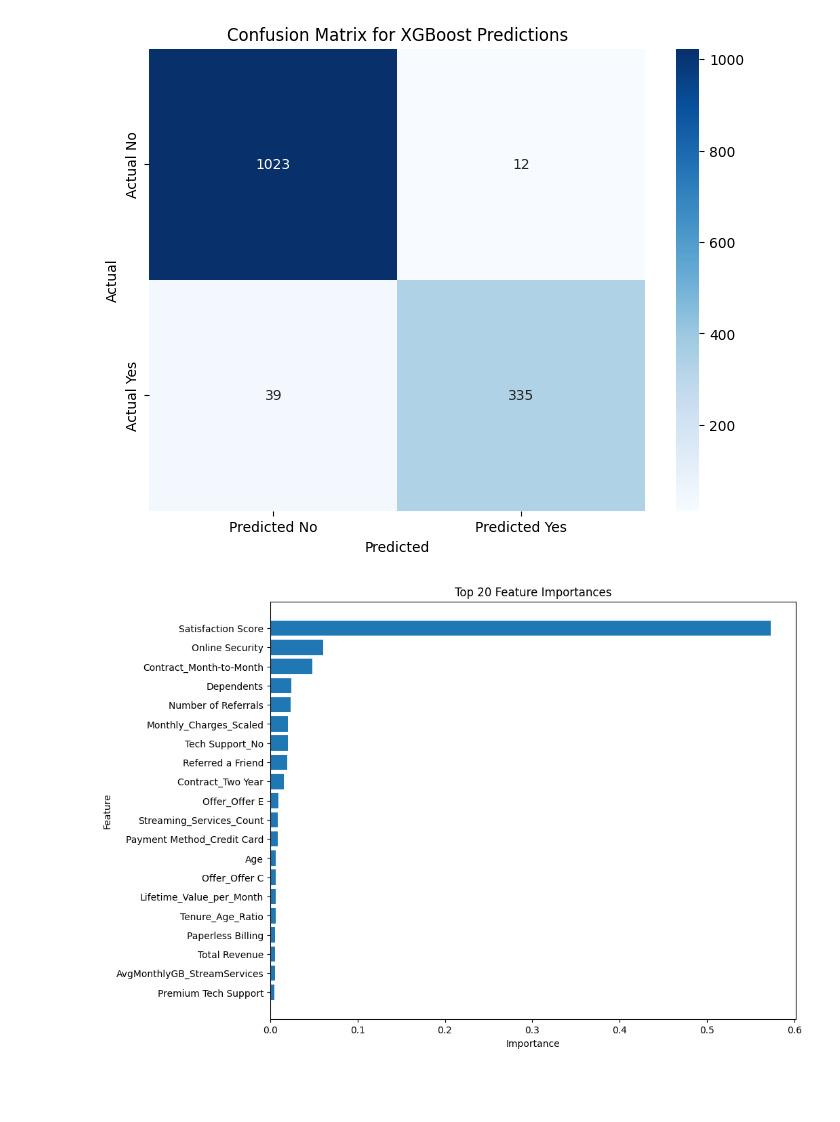
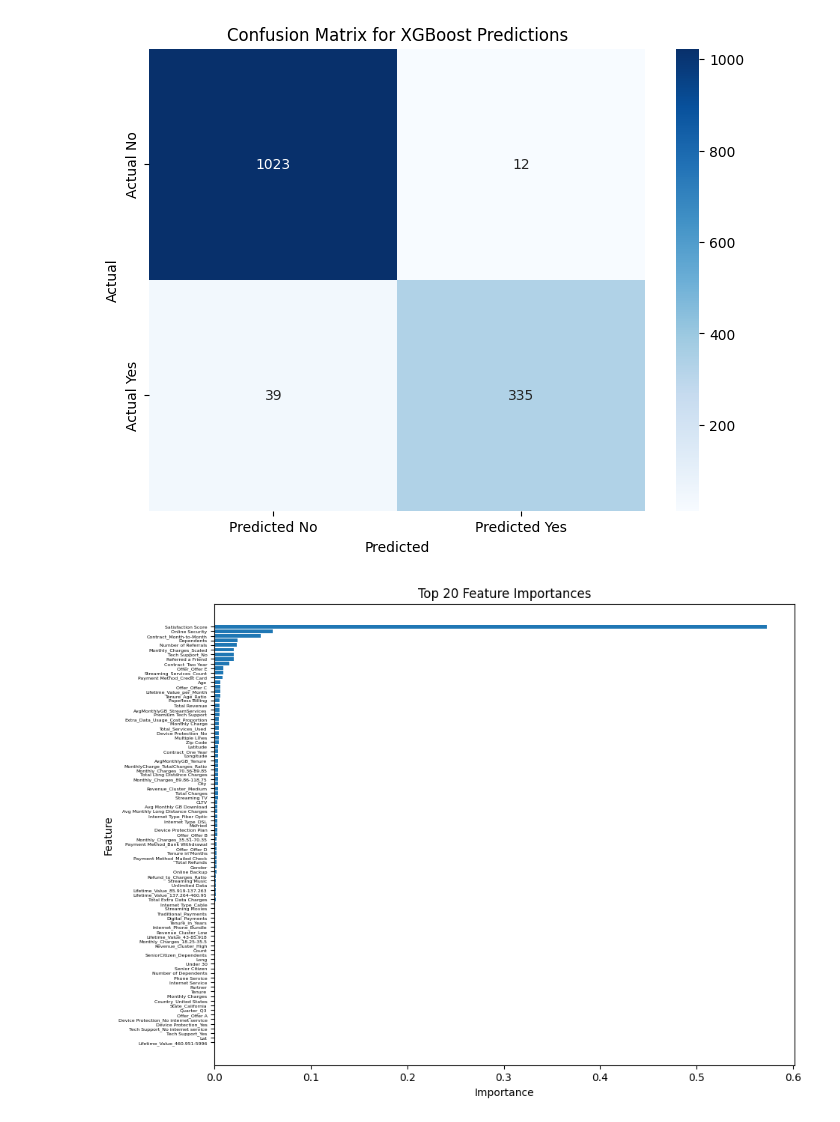
Before and after one commit to eelisee/telco-customer-churn, a Jupyter notebook: 4_analysis/8_XGBoost.ipynb, the cells around one changed output. Saved outputs shown, nothing was run; the diff lists cells and outputs as text; code cells hidden in the pictures; blank space fills up the shorter version.

```diff
--- a/4_analysis/8_XGBoost.ipynb
+++ b/4_analysis/8_XGBoost.ipynb
@@ -140,26 +140,27 @@ plt.show()
 # %%
 import matplotlib.pyplot as plt
 import pandas as pd
 
 # Get feature importance
 importance = model.feature_importances_
 
 # Create a DataFrame for better visualization
 feature_importance_df = pd.DataFrame({
     'Feature': X_train.columns,
     'Importance': importance
 })
 
 # Sort the DataFrame by importance
 feature_importance_df = feature_importance_df.sort_values(by='Importance', ascending=False)
 
 # Plot the feature importance
 plt.figure(figsize=(10, 8))
-plt.barh(feature_importance_df['Feature'][:20], feature_importance_df['Importance'][:20])
+plt.barh(feature_importance_df['Feature'], feature_importance_df['Importance'])
 plt.xlabel('Importance')
 plt.ylabel('Feature')
+plt.yticks(fontsize=4.5)
 plt.title('Top 20 Feature Importances')
 plt.gca().invert_yaxis()
 plt.show()
 # %% [output]
-[figure, old version]
+[figure, new version]
```
Also changed, not shown: parts of 2 cells of this notebook, 5 other files.
